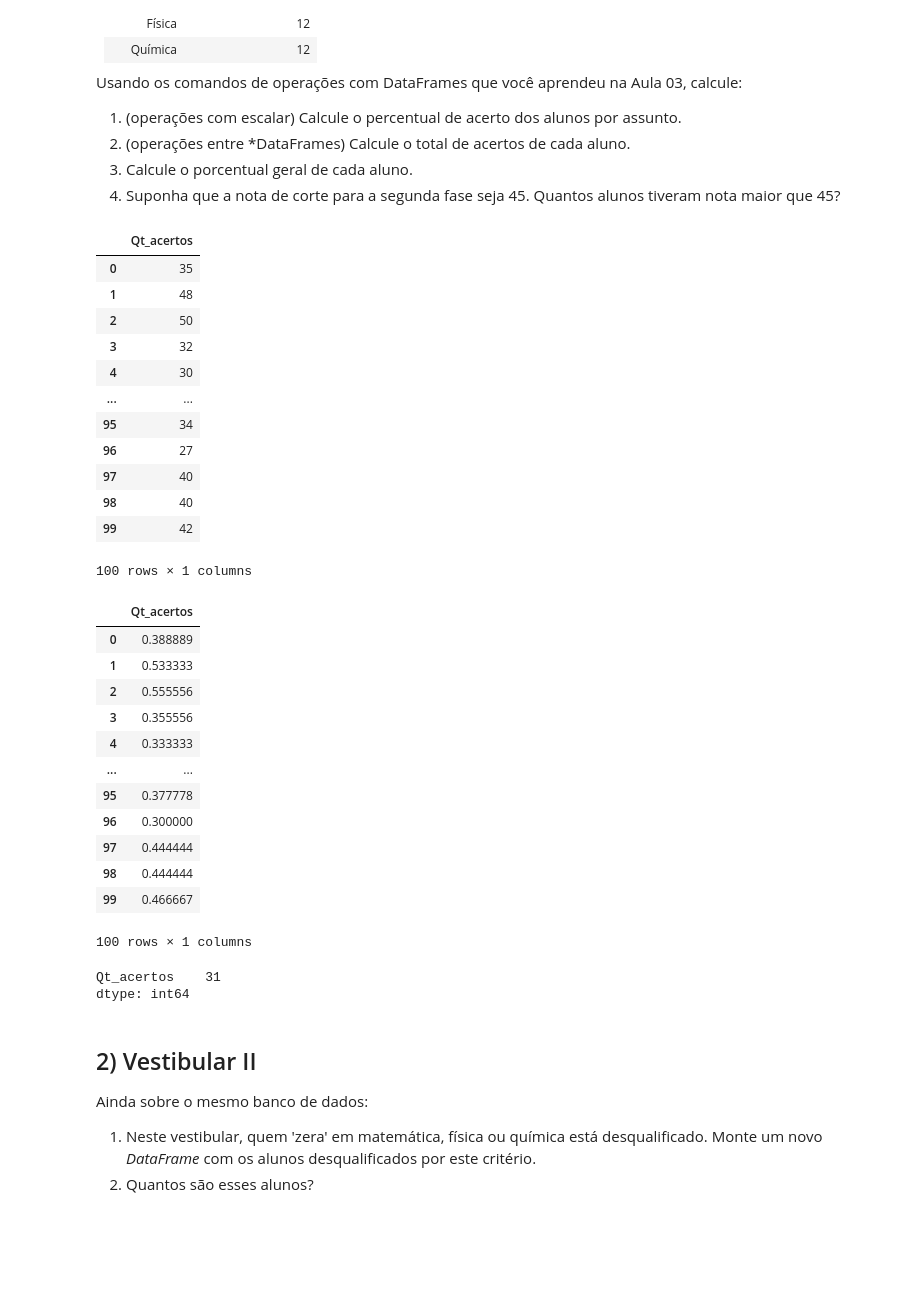
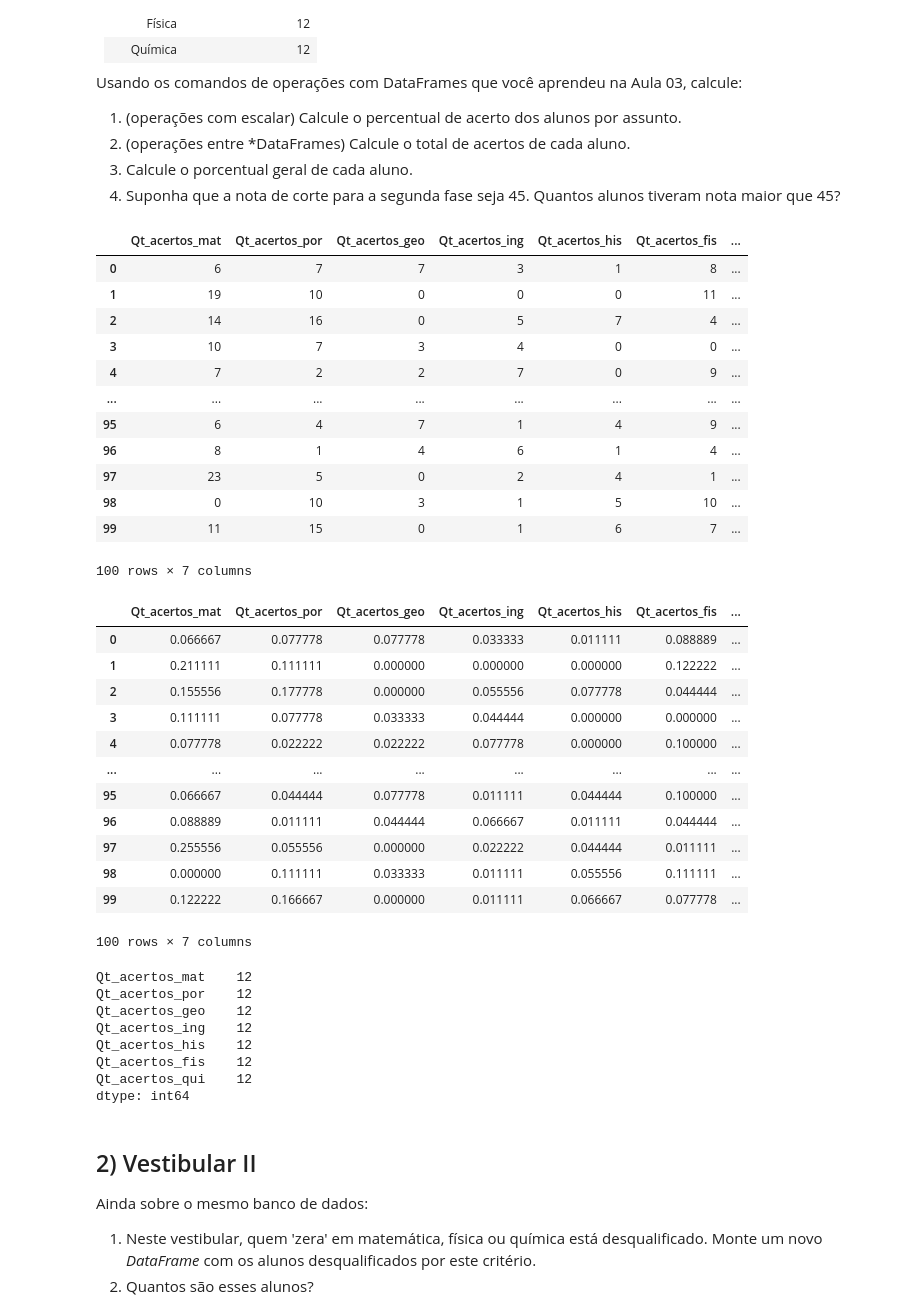
Before and after one commit to thomasgcosta/datascience-ebac, a Jupyter notebook: Tarefas/Mod04 - Tarefa aulas 03 a 05.ipynb, the cells around one changed output. Drawn from its saved outputs; the diff is of its cells as text; code cells hidden in the pictures; blank space fills up the shorter version.

```diff
--- a/Tarefas/Mod04 - Tarefa aulas 03 a 05.ipynb
+++ b/Tarefas/Mod04 - Tarefa aulas 03 a 05.ipynb
@@ -24,19 +24,19 @@ import pandas as pd
 import numpy as np
 
 np.random.seed(42)
-df_mat = pd.DataFrame(np.random.randint(24, size=(100, 1)), columns=['Qt_acertos'])
+df_mat = pd.DataFrame(np.random.randint(24, size=(100, 1)), columns=['Qt_acertos_mat'])
 
-df_por = pd.DataFrame(np.random.randint(18, size=(100, 1)), columns=['Qt_acertos'])
+df_por = pd.DataFrame(np.random.randint(18, size=(100, 1)), columns=['Qt_acertos_por'])
 
-df_geo = pd.DataFrame(np.random.randint(8, size=(100, 1)), columns=['Qt_acertos'])
+df_geo = pd.DataFrame(np.random.randint(8, size=(100, 1)), columns=['Qt_acertos_geo'])
 
-df_ing = pd.DataFrame(np.random.randint(8, size=(100, 1)), columns=['Qt_acertos'])
+df_ing = pd.DataFrame(np.random.randint(8, size=(100, 1)), columns=['Qt_acertos_ing'])
 
-df_his = pd.DataFrame(np.random.randint(8, size=(100, 1)), columns=['Qt_acertos'])
+df_his = pd.DataFrame(np.random.randint(8, size=(100, 1)), columns=['Qt_acertos_his'])
 
-df_fis = pd.DataFrame(np.random.randint(12, size=(100, 1)), columns=['Qt_acertos'])
+df_fis = pd.DataFrame(np.random.randint(12, size=(100, 1)), columns=['Qt_acertos_fis'])
 
-df_qui = pd.DataFrame(np.random.randint(12, size=(100, 1)), columns=['Qt_acertos'])
+df_qui = pd.DataFrame(np.random.randint(12, size=(100, 1)), columns=['Qt_acertos_qui'])
 # %%
 # 1) Seu código aqui
 
@@ -49,45 +49,52 @@ pc_fis = df_fis /  8
 pc_qui = df_qui /  8
 # %%
 # 2) Seu código aqui
-total = df_mat + df_por + df_geo + df_ing + df_his + df_fis + df_qui
+data_frames = [df_mat, df_por, df_geo, df_ing, df_his, df_fis, df_qui]
+total = pd.concat(data_frames, axis=1)
 total
 # %% [output]
-|  | Qt_acertos |
-| 0 | 35 |
-| 1 | 48 |
-| 2 | 50 |
-| 3 | 32 |
-| 4 | 30 |
-| ... | ... |
-| 95 | 34 |
-| 96 | 27 |
-| 97 | 40 |
-| 98 | 40 |
-| 99 | 42 |
+|  | Qt_acertos_mat | Qt_acertos_por | Qt_acertos_geo | Qt_acertos_ing | Qt_acertos_his | Qt_acertos_fis | ... |
+| 0 | 6 | 7 | 7 | 3 | 1 | 8 | ... |
+| 1 | 19 | 10 | 0 | 0 | 0 | 11 | ... |
+| 2 | 14 | 16 | 0 | 5 | 7 | 4 | ... |
+| 3 | 10 | 7 | 3 | 4 | 0 | 0 | ... |
+| 4 | 7 | 2 | 2 | 7 | 0 | 9 | ... |
+| ... | ... | ... | ... | ... | ... | ... | ... |
+| 95 | 6 | 4 | 7 | 1 | 4 | 9 | ... |
+| 96 | 8 | 1 | 4 | 6 | 1 | 4 | ... |
+| 97 | 23 | 5 | 0 | 2 | 4 | 1 | ... |
+| 98 | 0 | 10 | 3 | 1 | 5 | 10 | ... |
+| 99 | 11 | 15 | 0 | 1 | 6 | 7 | ... |
-100 rows × 1 columns
+100 rows × 7 columns
 # %%
 # 3) Seu código aqui
 total/90
 # %% [output]
-|  | Qt_acertos |
-| 0 | 0.388889 |
-| 1 | 0.533333 |
-| 2 | 0.555556 |
-| 3 | 0.355556 |
-| 4 | 0.333333 |
-| ... | ... |
-| 95 | 0.377778 |
-| 96 | 0.300000 |
-| 97 | 0.444444 |
-| 98 | 0.444444 |
-| 99 | 0.466667 |
+|  | Qt_acertos_mat | Qt_acertos_por | Qt_acertos_geo | Qt_acertos_ing | Qt_acertos_his | Qt_acertos_fis | ... |
+| 0 | 0.066667 | 0.077778 | 0.077778 | 0.033333 | 0.011111 | 0.088889 | ... |
+| 1 | 0.211111 | 0.111111 | 0.000000 | 0.000000 | 0.000000 | 0.122222 | ... |
+| 2 | 0.155556 | 0.177778 | 0.000000 | 0.055556 | 0.077778 | 0.044444 | ... |
+| 3 | 0.111111 | 0.077778 | 0.033333 | 0.044444 | 0.000000 | 0.000000 | ... |
+| 4 | 0.077778 | 0.022222 | 0.022222 | 0.077778 | 0.000000 | 0.100000 | ... |
+| ... | ... | ... | ... | ... | ... | ... | ... |
+| 95 | 0.066667 | 0.044444 | 0.077778 | 0.011111 | 0.044444 | 0.100000 | ... |
+| 96 | 0.088889 | 0.011111 | 0.044444 | 0.066667 | 0.011111 | 0.044444 | ... |
+| 97 | 0.255556 | 0.055556 | 0.000000 | 0.022222 | 0.044444 | 0.011111 | ... |
+| 98 | 0.000000 | 0.111111 | 0.033333 | 0.011111 | 0.055556 | 0.111111 | ... |
+| 99 | 0.122222 | 0.166667 | 0.000000 | 0.011111 | 0.066667 | 0.077778 | ... |
-100 rows × 1 columns
+100 rows × 7 columns
 # %%
 # 4) Seu código aqui
-total_gt_45 = total[total['Qt_acertos'] > 45]
+total_gt_45 = total[(total > 20).any(axis=1)]
 total_gt_45.count()
 # %% [output]
-Qt_acertos    31
+Qt_acertos_mat    12
+Qt_acertos_por    12
+Qt_acertos_geo    12
+Qt_acertos_ing    12
+Qt_acertos_his    12
+Qt_acertos_fis    12
+Qt_acertos_qui    12
 dtype: int64
 # %% [markdown]
 ## 2) Vestibular II
```
Also changed, not shown: parts of 5 cells of this notebook.
